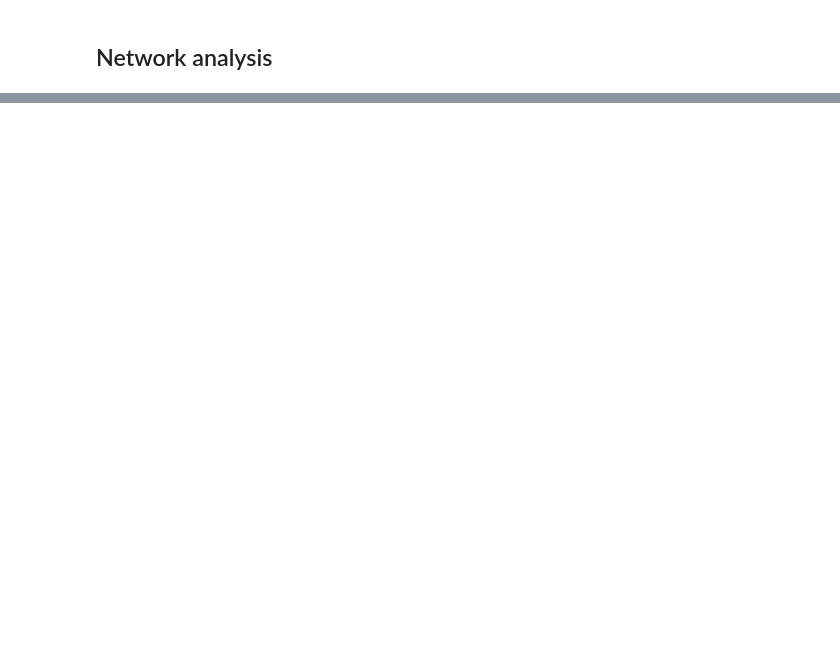
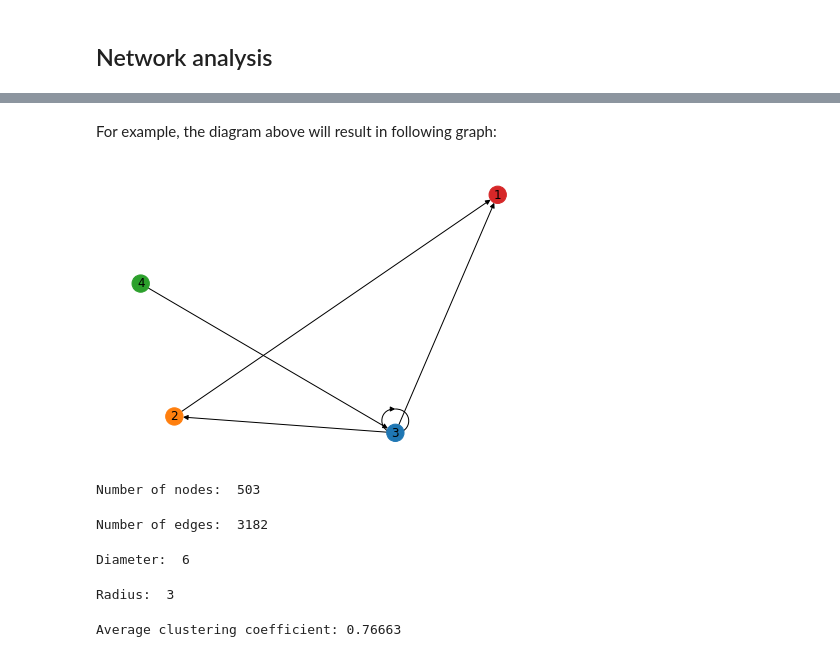
Before and after one commit to gaarutyunov/savn-project, a Jupyter notebook: Arutyunov_source.ipynb, the cells around one changed output, grey strips where cells are left out. Saved outputs shown, nothing was run; the diff lists cells and outputs as text; code cells hidden in the pictures; blank space fills up the shorter version.

```diff
--- a/Arutyunov_source.ipynb
+++ b/Arutyunov_source.ipynb
@@ -68,0 +94,33 @@ Number of comments: 29077
+# %% [markdown]
+For example, the diagram above will result in following graph:
+# %%
+dg = nx.MultiDiGraph()
+
+dg.add_nodes_from(range(1, 5))
+dg.add_edges_from([(3, 1), (2, 1), (4, 3), (3, 3), (3, 2)])
+
+node_color = ['tab:red', 'tab:orange', 'tab:blue', 'tab:green']
+
+nx.draw(dg, with_labels=True, node_color=node_color)
+# %% [output]
+[figure, added]
+# %%
+print('Number of nodes: ', g.number_of_nodes())
+# %% [output]
+Number of nodes:  503
+# %%
+print('Number of edges: ', g.number_of_edges())
+# %% [output]
+Number of edges:  3182
+# %%
+print('Diameter: ', nx.diameter(g.to_undirected()))
+# %% [output]
+Diameter:  6
+# %%
+print('Radius: ', nx.radius(g.to_undirected()))
+# %% [output]
+Radius:  3
+# %%
+print('Average clustering coefficient: %.5f' % nx.average_clustering(g.to_undirected()))
+# %% [output]
+Average clustering coefficient: 0.76663
```
Also changed, not shown: parts of 12 cells of this notebook, 2 other files.
